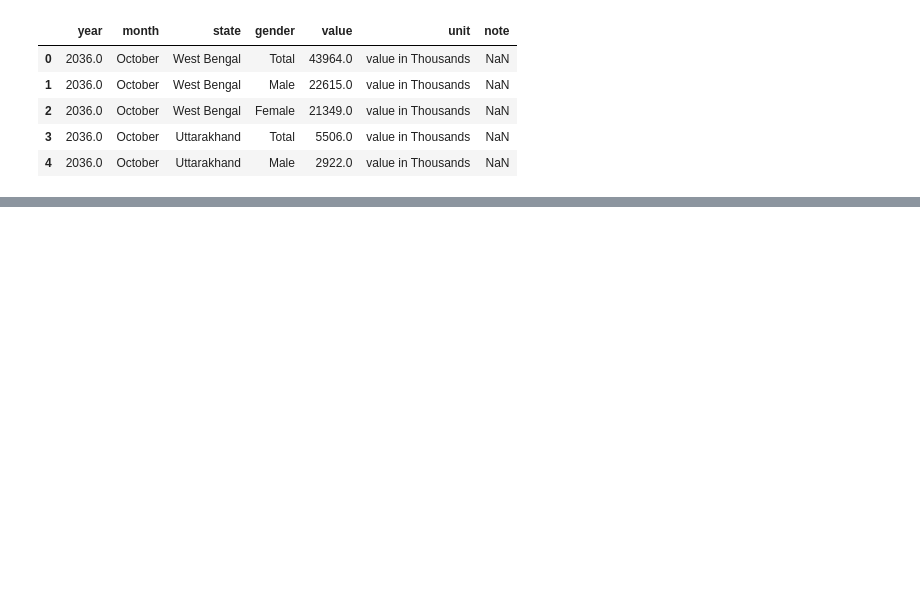
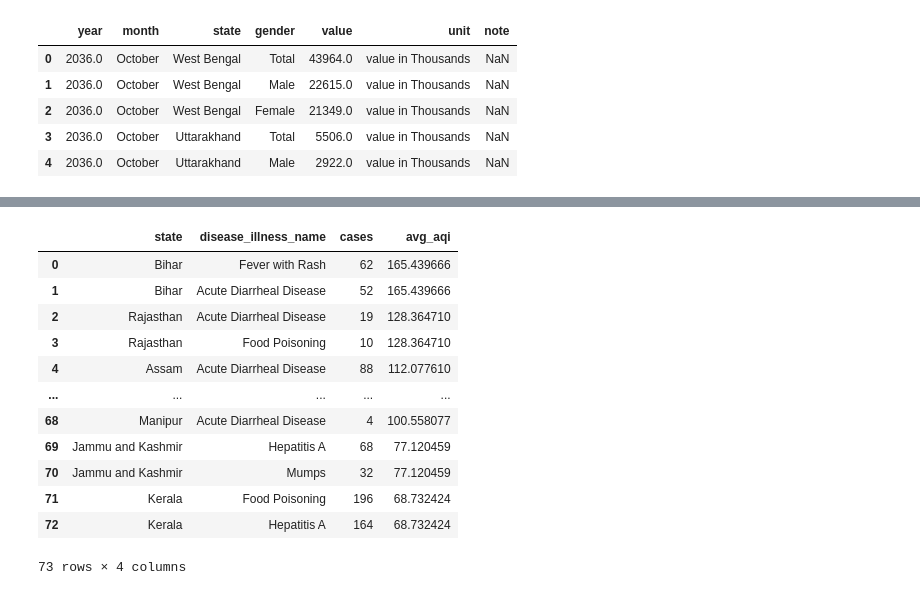
Before and after one commit to Joyan9/Product-Market-Fit-Analysis---Case-Study, a Jupyter notebook: SQL_Questions/notebook.ipynb, the cells around one changed output, grey strips where cells are left out. Cells and saved outputs as stored; diff of their text form; code cells hidden in the pictures; blank space fills up the shorter version.

```diff
--- a/SQL_Questions/notebook.ipynb
+++ b/SQL_Questions/notebook.ipynb
@@ -107,0 +341,66 @@ conn.execute("""
+# %%
+"""
+Q6. List the top two most reported disease illnesses in each state over the past three
+years, along with the corresponding average Air Quality Index (AQI) for that period.
+"""
+
+conn.execute("""
+WITH diseases_data_aggregated AS (
+        SELECT
+            state,
+            disease_illness_name,
+            COUNT(*) AS cases
+        FROM disease_data
+        WHERE year >= 2022 AND year <= 2025
+        GROUP BY state, disease_illness_name
+        ),
+
+        diseases_data_ranked AS (
+        SELECT
+             *,
+             DENSE_RANK() OVER(PARTITION BY state ORDER BY cases DESC) AS rnk
+        FROM diseases_data_aggregated
+        ),
+
+        top2_diseases_per_state AS (
+        SELECT
+            state,
+            disease_illness_name,
+            cases
+        FROM diseases_data_ranked
+            WHERE rnk <= 2
+        ),
+
+        avg_aqi_per_state AS (
+        SELECT
+            state,
+            AVG(aqi_value) AS avg_aqi
+        FROM air_quality
+        WHERE date BETWEEN '2022-01-01' AND '2024-12-31'
+        GROUP BY state
+        )
+
+        SELECT
+            avg_aqi_per_state.state,
+            top2_diseases_per_state.disease_illness_name,
+            top2_diseases_per_state.cases,
+            avg_aqi_per_state.avg_aqi
+        FROM avg_aqi_per_state
+        LEFT JOIN top2_diseases_per_state
+        ON avg_aqi_per_state.state = top2_diseases_per_state.state
+
+""").fetch_df()
+# %% [output]
+|  | state | disease_illness_name | cases | avg_aqi |
+| 0 | Bihar | Fever with Rash | 62 | 165.439666 |
+| 1 | Bihar | Acute Diarrheal Disease | 52 | 165.439666 |
+| 2 | Rajasthan | Acute Diarrheal Disease | 19 | 128.364710 |
+| 3 | Rajasthan | Food Poisoning | 10 | 128.364710 |
+| 4 | Assam | Acute Diarrheal Disease | 88 | 112.077610 |
+| ... | ... | ... | ... | ... |
+| 68 | Manipur | Acute Diarrheal Disease | 4 | 100.558077 |
+| 69 | Jammu and Kashmir | Hepatitis A | 68 | 77.120459 |
+| 70 | Jammu and Kashmir | Mumps | 32 | 77.120459 |
+| 71 | Kerala | Food Poisoning | 196 | 68.732424 |
+| 72 | Kerala | Hepatitis A | 164 | 68.732424 |
+73 rows × 4 columns
```
Also changed, not shown: parts of 6 cells of this notebook.
